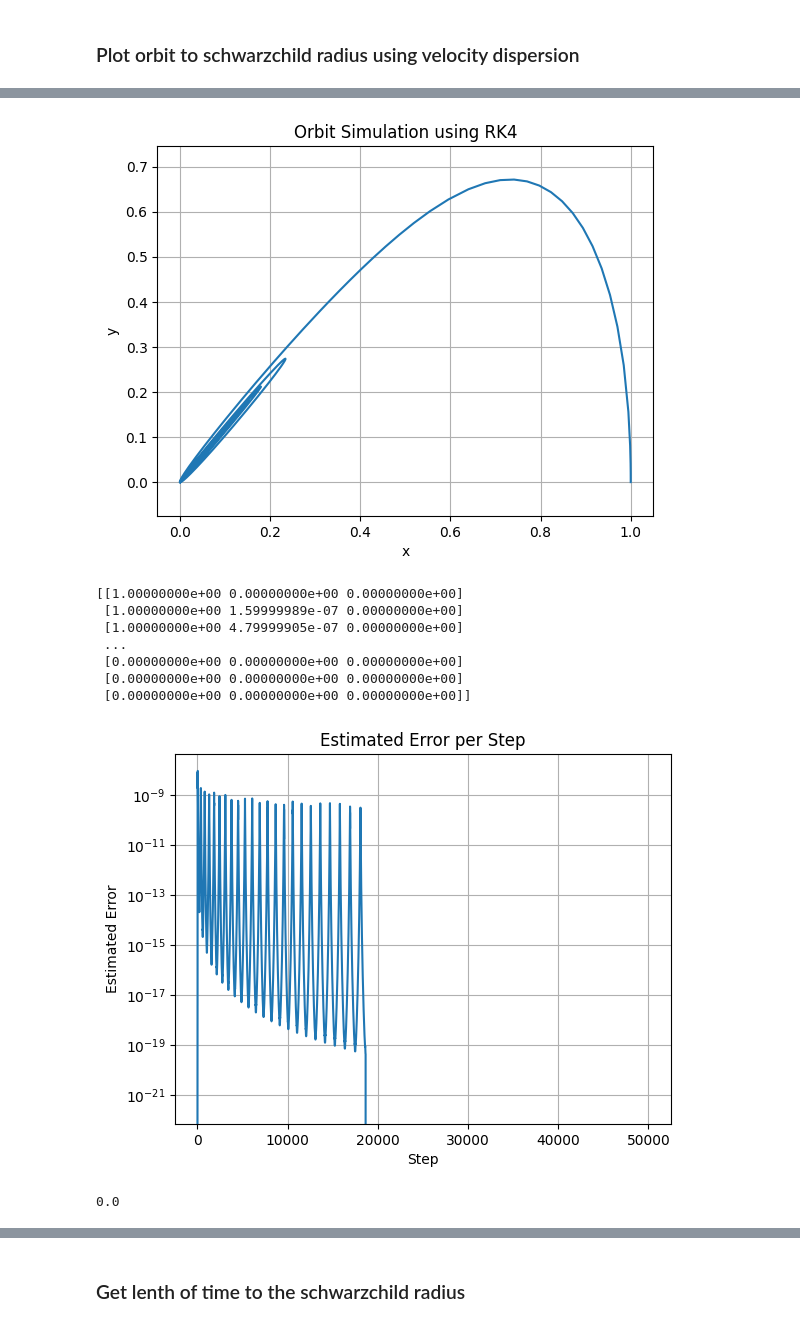
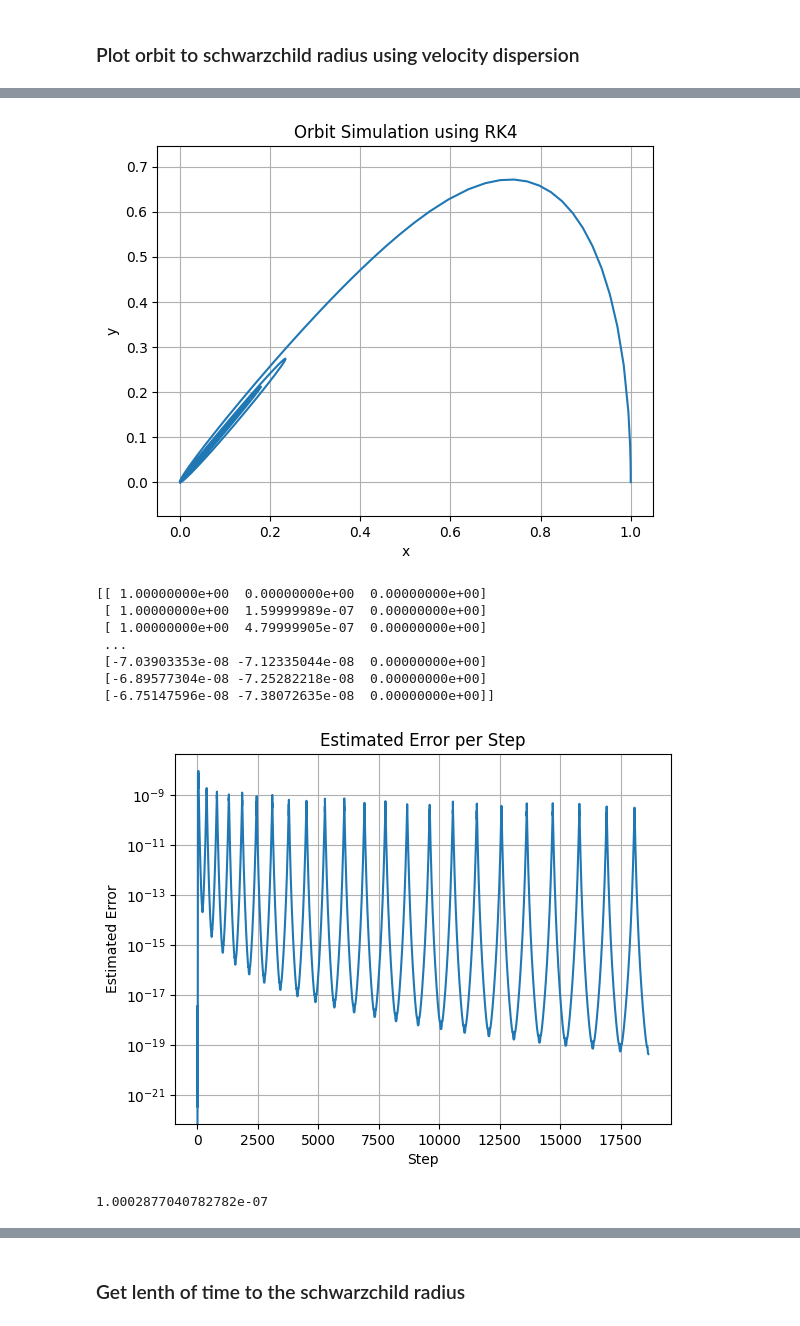
Before and after one commit to ndh3286-dev/CompPhys_HW, a Jupyter notebook: HW4/2.ipynb, the cells around one changed output, grey strips where cells are left out. Saved outputs shown, nothing was run; the diff lists cells and outputs as text; code cells hidden in the pictures.

```diff
--- a/HW4/2.ipynb
+++ b/HW4/2.ipynb
@@ -38,6 +38,7 @@ def simulate_orbit(r0, v0, dt, tf, tol=1e-7, alpha_dispersion=0, A=1, B=1):
     energy = np.zeros(num_steps//2)
     r[0] = r0
     v[0] = v0
+    energy[0] = 0.5 * np.linalg.norm(v0)**2 - 1/(4 * np.linalg.norm(r0))
     t = 0
     i = 1
     while i < num_steps//2:
@@ -61,7 +62,7 @@ def simulate_orbit(r0, v0, dt, tf, tol=1e-7, alpha_dispersion=0, A=1, B=1):
         dt = min(dt * rho**(1/4), 2 * dt)
         if np.linalg.norm(r1) <  1e-7:
             break
-    return r, v, err, energy, t
+    return r[:i,:], v[:i,:], err[:i], energy[:i], t
 
 r, v, err, energy, dt = simulate_orbit(np.array([1, 0, 0]), np.array([0, v_0, 0]), 1e-7, 3e-3, alpha_dispersion=0)
 print("Timme too  schwarrz:", dt)
@@ -149,41 +150,39 @@ plt.ylabel('Estimated Error')
 plt.title('Estimated Error per Step')
 plt.grid()
 plt.show()
 
 print(min([np.linalg.norm(r[i,:]) for i in range(r.shape[0])]))
-
-plt.plot(abs(energy))
-plt.yscale('log')
+plt.plot(energy)
 plt.xlabel('Step')
 plt.ylabel('Total Energy')
 plt.title('Total Energy over Time')
 plt.grid()
 plt.show()
 # %% [output]
 Step 10, dt=2.56e-05, Error Estimate=3.333333333333333e-22
 Step 20, dt=0.0262144, Error Estimate=3.4049471723690824e-11
 Step 30, dt=0.076619119751787, Error Estimate=6.831175865252232e-09
 Step 40, dt=0.07440159917595486, Error Estimate=7.291022052617207e-09
 Step 50, dt=0.021988506358007236, Error Estimate=2.156483384568872e-09
 Step 60, dt=0.006685042802631813, Error Estimate=6.546606774139686e-10
 Step 70, dt=0.0020957749521795677, Error Estimate=2.0550957108348255e-10
 Step 80, dt=0.0007038282780120874, Error Estimate=6.919120187998601e-11
 Step 90, dt=0.0002550713966703194, Error Estimate=2.5135072549145423e-11
 Step 100, dt=9.930752102910825e-05, Error Estimate=9.806022260107899e-12
 Step 110, dt=4.1281061405857355e-05, Error Estimate=4.0833664393900986e-12
 Step 120, dt=1.822154612717992e-05, Error Estimate=1.8050943821243437e-12
 ... (1849 lines left out)
 Step 18620, dt=5.892281523639956e-13, Error Estimate=5.887333979897768e-20
 Step 18630, dt=4.908684986196532e-13, Error Estimate=4.9076269646305793e-20
 Step 18640, dt=4.4637254831074174e-13, Error Estimate=4.463484696419246e-20
 time  too  schwarz 11.059314056436268
 [figure]
-[[1.00000000e+00 0.00000000e+00 0.00000000e+00]
- [1.00000000e+00 1.59999989e-07 0.00000000e+00]
- [1.00000000e+00 4.79999905e-07 0.00000000e+00]
+[[ 1.00000000e+00  0.00000000e+00  0.00000000e+00]
+ [ 1.00000000e+00  1.59999989e-07  0.00000000e+00]
+ [ 1.00000000e+00  4.79999905e-07  0.00000000e+00]
  ...
- [0.00000000e+00 0.00000000e+00 0.00000000e+00]
- [0.00000000e+00 0.00000000e+00 0.00000000e+00]
- [0.00000000e+00 0.00000000e+00 0.00000000e+00]]
+ [-7.03903353e-08 -7.12335044e-08  0.00000000e+00]
+ [-6.89577304e-08 -7.25282218e-08  0.00000000e+00]
+ [-6.75147596e-08 -7.38072635e-08  0.00000000e+00]]
-[figure, old version]
+[figure, new version]
-0.0
+1.0002877040782782e-07
```
Also changed, not shown: parts of 6 cells of this notebook, 1 other file.
